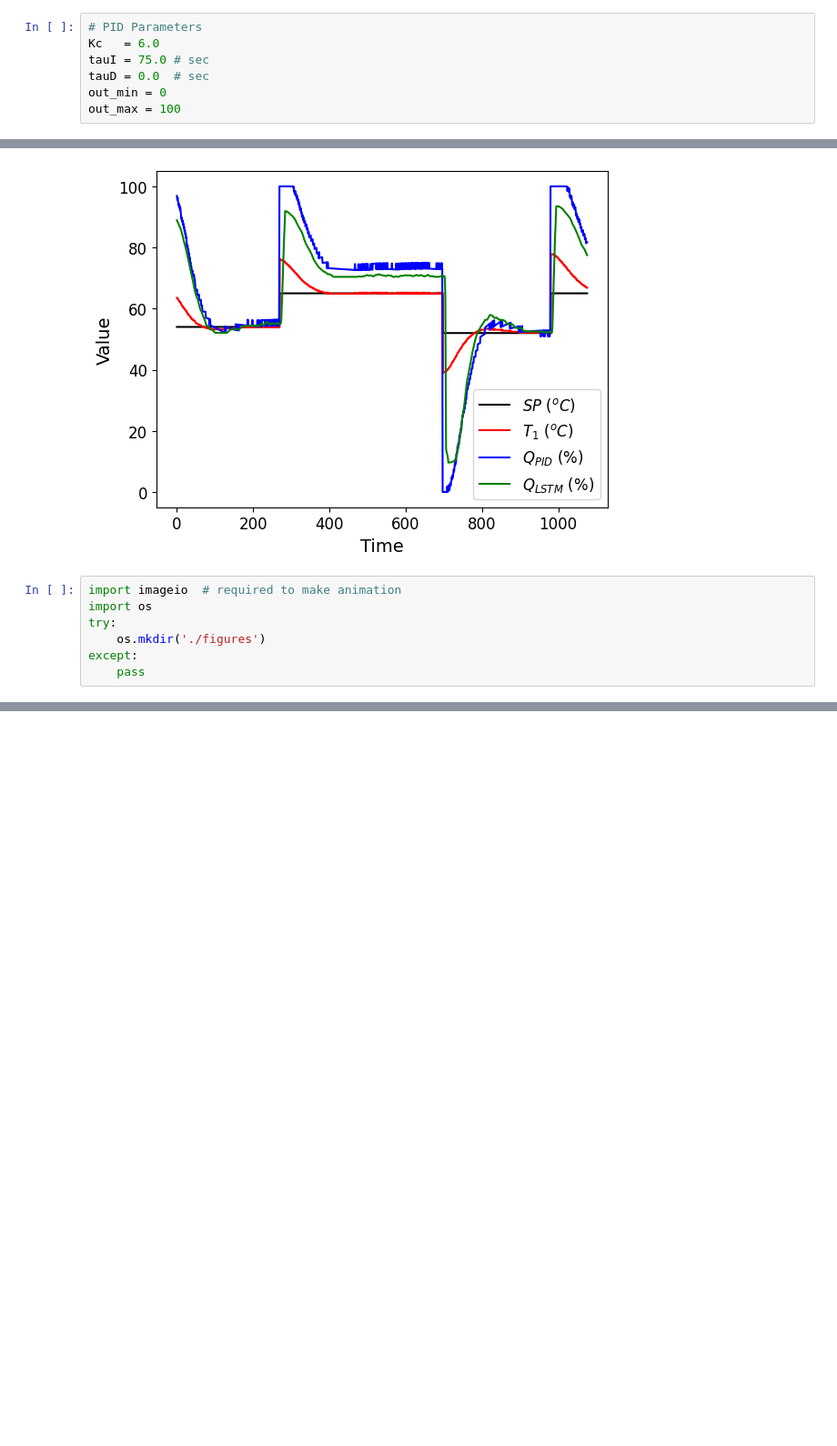
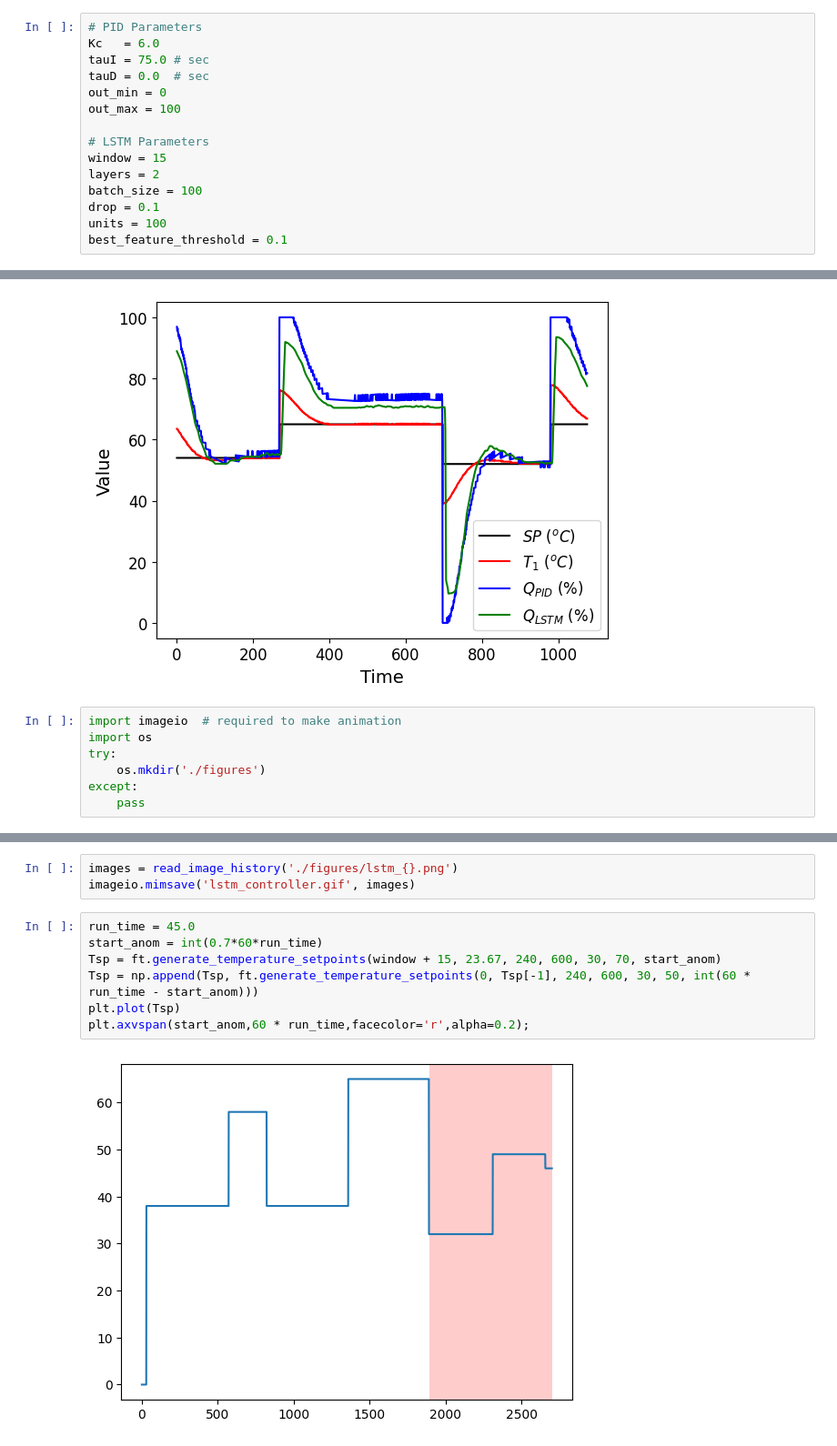
Before and after one commit to OLODiman11/pid-to-lstm, a Jupyter notebook: main.ipynb, the cells around one changed output, grey strips where cells are left out. Shown at 91% size. Cells and saved outputs as stored; diff of their text form; blank space fills up the shorter version.

```diff
--- a/Untitled.ipynb
+++ b/main.ipynb
@@ -16,6 +20,14 @@ tauI = 75.0 # sec
 tauD = 0.0  # sec
 out_min = 0
 out_max = 100
+
+# LSTM Parameters
+window = 15
+layers = 2
+batch_size = 100
+drop = 0.1
+units = 100
+best_feature_threshold = 0.1
 # %%
 pid = PidController(Kc, Kc / tauI, -Kc * tauD, out_min, out_max)
 # %%
@@ -266,0 +171,12 @@ plt.legend()
+# %%
+images = read_image_history('./figures/lstm_{}.png')
+imageio.mimsave('lstm_controller.gif', images)
+# %%
+run_time = 45.0
+start_anom = int(0.7*60*run_time)
+Tsp = ft.generate_temperature_setpoints(window + 15, 23.67, 240, 600, 30, 70, start_anom)
+Tsp = np.append(Tsp, ft.generate_temperature_setpoints(0, Tsp[-1], 240, 600, 30, 50, int(60 * run_time - start_anom)))
+plt.plot(Tsp)
+plt.axvspan(start_anom,60 * run_time,facecolor='r',alpha=0.2);
+# %% [output]
+[figure, added]
```
Also changed, not shown: parts of 21 cells of this notebook, 3 other files.
